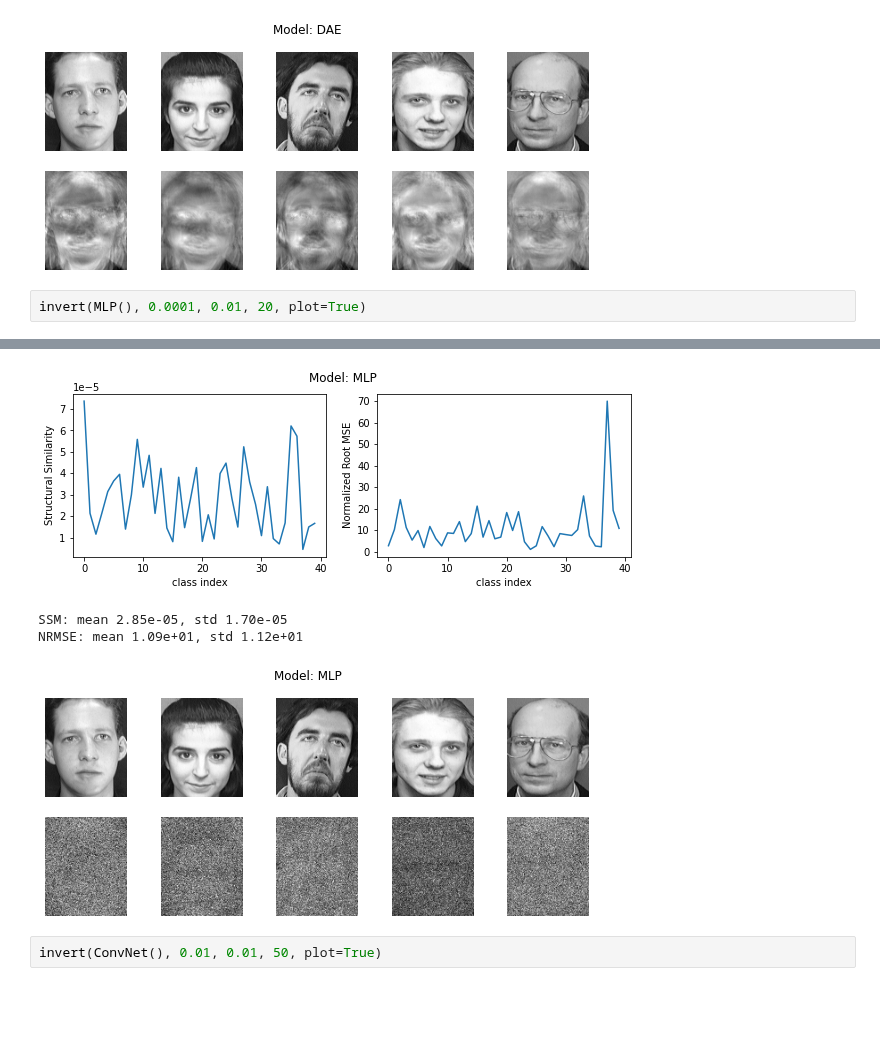
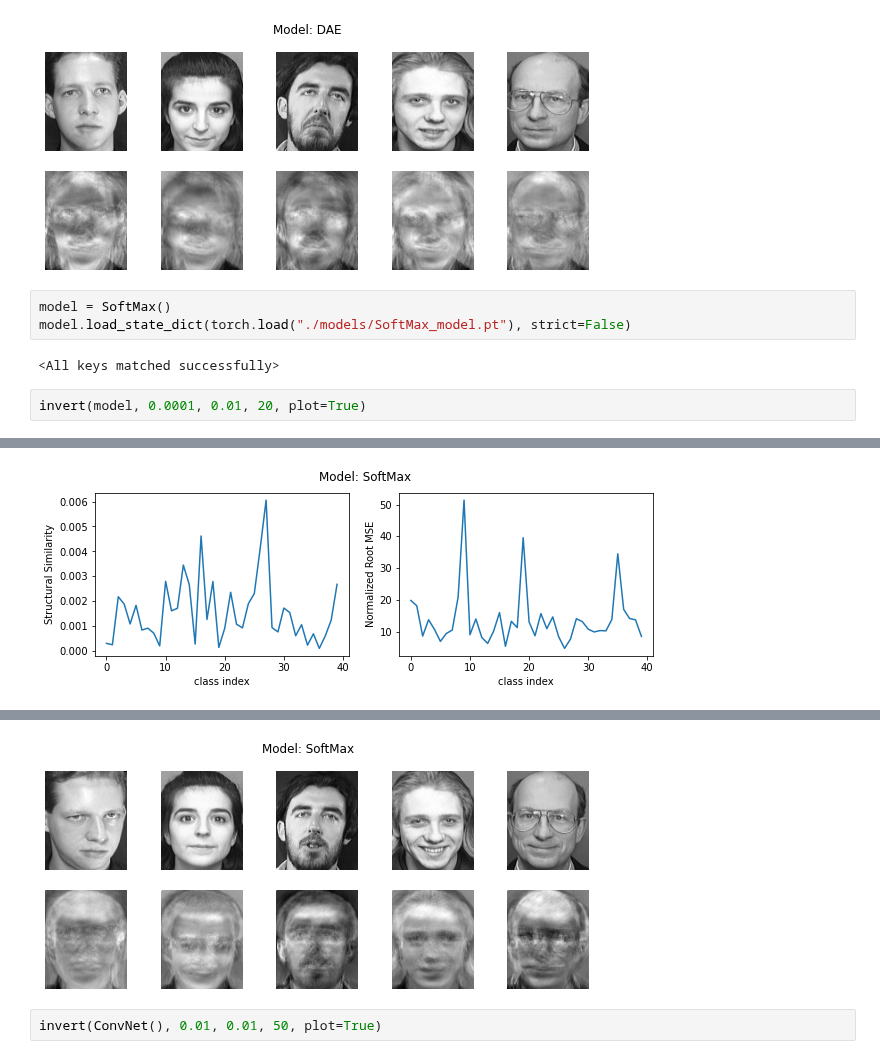
Before and after one commit to omgwenxx/machine_learning, a Jupyter notebook: assignment3/app/template.ipynb, the cells around one changed output, grey strips where cells are left out. Drawn from its saved outputs; the diff is of its cells as text; blank space fills up the shorter version.

Commit message:
added notebook with updated invert

```diff
--- a/assignment3/app/template.ipynb
+++ b/assignment3/app/template.ipynb
@@ -70,6 +62,11 @@ Finished at 12:00:48, duration in sec: 3
 SSM: mean 3.68e-05, std 1.92e-05
 NRMSE: mean 1.73e+01, std 3.29e+01
 [figure]
+# %%
+model = SoftMax()
+model.load_state_dict(torch.load("./models/SoftMax_model.pt"), strict=False)
+# %% [output]
+<All keys matched successfully>
 # %%
-invert(MLP(), 0.0001, 0.01, 20, plot=True)
+invert(model, 0.0001, 0.01, 20, plot=True)
 # %% [output]
@@ -76,0 +75 @@ Starting at 12:01:07 to invert MLP...
+[figure, new version]
@@ -78,7 +78,4 @@ Finished at 12:02:14, duration in sec: 67
-[figure, old version]
-SSM: mean 2.85e-05, std 1.70e-05
-NRMSE: mean 1.09e+01, std 1.12e+01
-[figure, old version]
+[figure, new version]
 # %%
 invert(ConvNet(), 0.01, 0.01, 50, plot=True)
 # %% [output]
```
Also changed, not shown: parts of 5 cells of this notebook, 6 other files.
